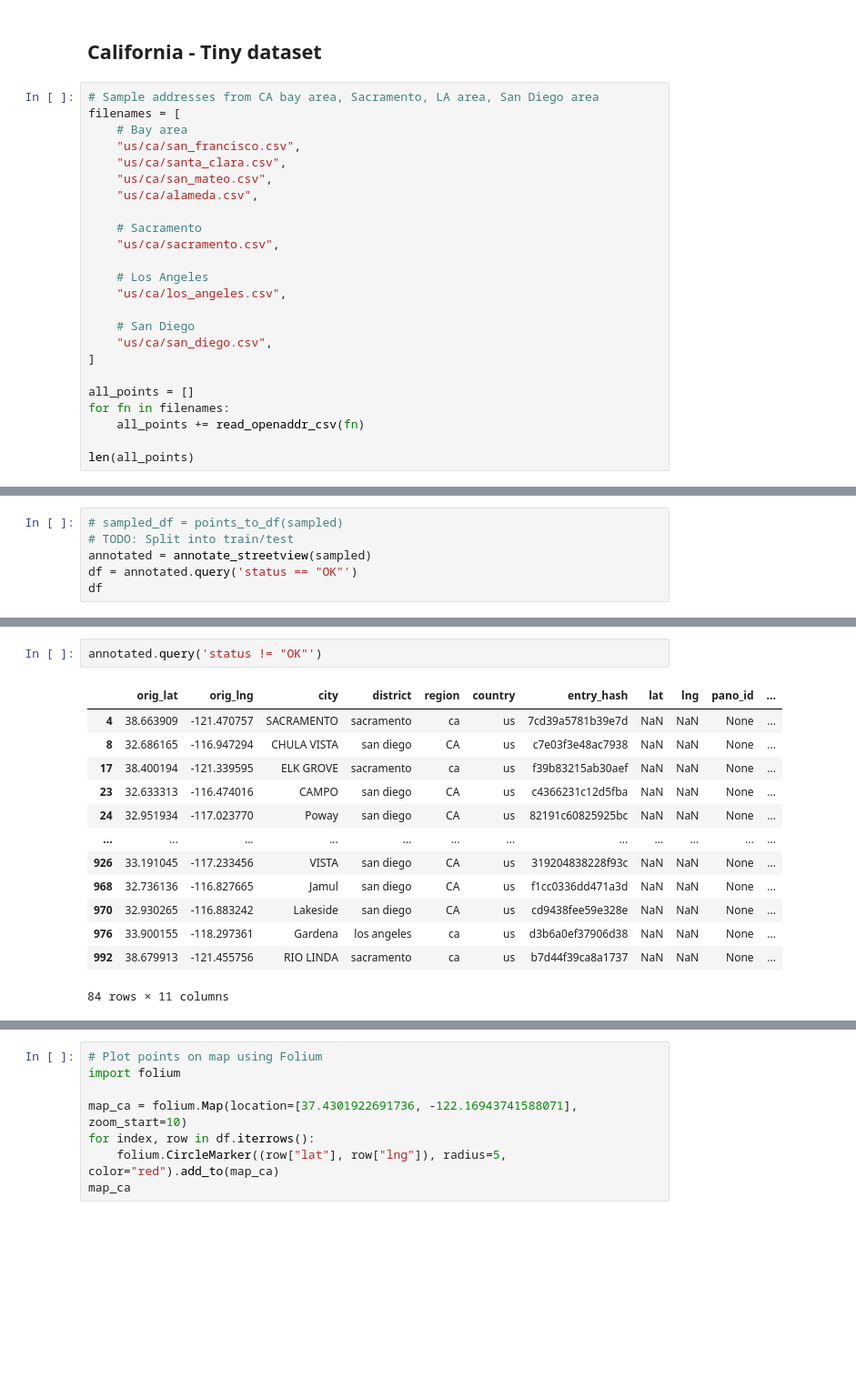
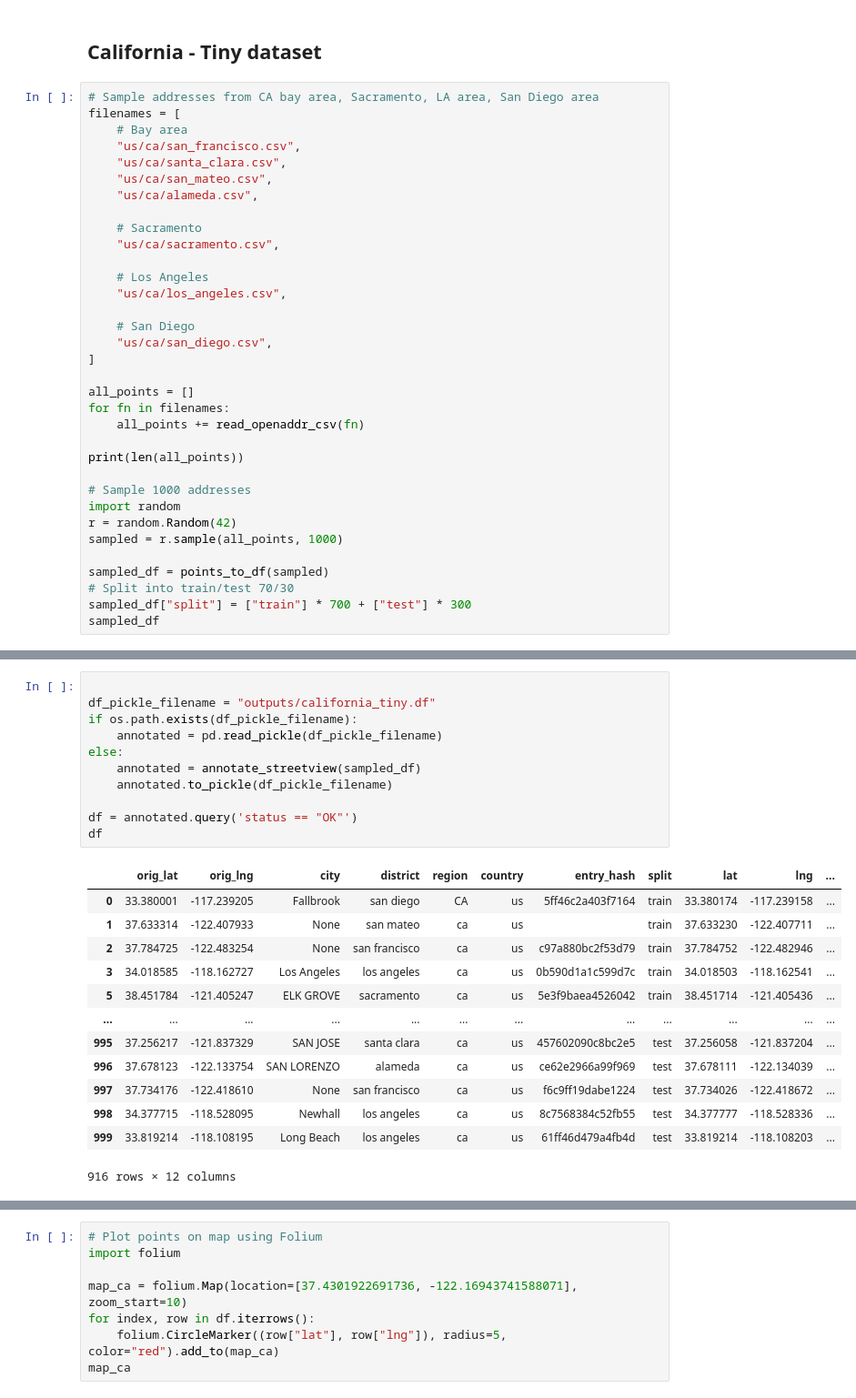
Before and after one commit to fyhuang/img2loc, a Jupyter notebook: dataset/download_data.ipynb, the cells around one changed output, grey strips where cells are left out. Shown at 91% size. Drawn from its saved outputs; the diff is of its cells as text; blank space fills up the shorter version.

Commit message:
Reorganize dataset code, support train/test split

```diff
--- a/dataset/download_data.ipynb
+++ b/dataset/download_data.ipynb
@@ -133,6 +32,16 @@ all_points = []
 for fn in filenames:
     all_points += read_openaddr_csv(fn)
 
-len(all_points)
+print(len(all_points))
+
+# Sample 1000 addresses
+import random
+r = random.Random(42)
+sampled = r.sample(all_points, 1000)
+
+sampled_df = points_to_df(sampled)
+# Split into train/test 70/30
+sampled_df["split"] = ["train"] * 700 + ["test"] * 300
+sampled_df
 # %% [output]
 6089274
@@ -163,6 +60,0 @@ sampled
-# %%
-# sampled_df = points_to_df(sampled)
-# TODO: Split into train/test
-annotated = annotate_streetview(sampled)
-df = annotated.query('status == "OK"')
-df
@@ -183,19 +61,28 @@ df
-# %%
-annotated.query('status != "OK"')
-# %% [output]
-|  | orig_lat | orig_lng | city | district | region | country | entry_hash | lat | lng | pano_id | ... |
-| 4 | 38.663909 | -121.470757 | SACRAMENTO | sacramento | ca | us | 7cd39a5781b39e7d | NaN | NaN | None | ... |
-| 8 | 32.686165 | -116.947294 | CHULA VISTA | san diego | CA | us | c7e03f3e48ac7938 | NaN | NaN | None | ... |
-| 17 | 38.400194 | -121.339595 | ELK GROVE | sacramento | ca | us | f39b83215ab30aef | NaN | NaN | None | ... |
-| 23 | 32.633313 | -116.474016 | CAMPO | san diego | CA | us | c4366231c12d5fba | NaN | NaN | None | ... |
-| 24 | 32.951934 | -117.023770 | Poway | san diego | CA | us | 82191c60825925bc | NaN | NaN | None | ... |
-| ... | ... | ... | ... | ... | ... | ... | ... | ... | ... | ... | ... |
-| 926 | 33.191045 | -117.233456 | VISTA | san diego | CA | us | 319204838228f93c | NaN | NaN | None | ... |
-| 968 | 32.736136 | -116.827665 | Jamul | san diego | CA | us | f1cc0336dd471a3d | NaN | NaN | None | ... |
-| 970 | 32.930265 | -116.883242 | Lakeside | san diego | CA | us | cd9438fee59e328e | NaN | NaN | None | ... |
-| 976 | 33.900155 | -118.297361 | Gardena | los angeles | ca | us | d3b6a0ef37906d38 | NaN | NaN | None | ... |
-| 992 | 38.679913 | -121.455756 | RIO LINDA | sacramento | ca | us | b7d44f39ca8a1737 | NaN | NaN | None | ... |
-84 rows × 11 columns
+# %%
+
+df_pickle_filename = "outputs/california_tiny.df"
+if os.path.exists(df_pickle_filename):
+    annotated = pd.read_pickle(df_pickle_filename)
+else:
+    annotated = annotate_streetview(sampled_df)
+    annotated.to_pickle(df_pickle_filename)
+
+df = annotated.query('status == "OK"')
+df
+# %% [output]
+|  | orig_lat | orig_lng | city | district | region | country | entry_hash | split | lat | lng | ... |
+| 0 | 33.380001 | -117.239205 | Fallbrook | san diego | CA | us | 5ff46c2a403f7164 | train | 33.380174 | -117.239158 | ... |
+| 1 | 37.633314 | -122.407933 | None | san mateo | ca | us |  | train | 37.633230 | -122.407711 | ... |
+| 2 | 37.784725 | -122.483254 | None | san francisco | ca | us | c97a880bc2f53d79 | train | 37.784752 | -122.482946 | ... |
+| 3 | 34.018585 | -118.162727 | Los Angeles | los angeles | ca | us | 0b590d1a1c599d7c | train | 34.018503 | -118.162541 | ... |
+| 5 | 38.451784 | -121.405247 | ELK GROVE | sacramento | ca | us | 5e3f9baea4526042 | train | 38.451714 | -121.405436 | ... |
+| ... | ... | ... | ... | ... | ... | ... | ... | ... | ... | ... | ... |
+| 995 | 37.256217 | -121.837329 | SAN JOSE | santa clara | ca | us | 457602090c8bc2e5 | test | 37.256058 | -121.837204 | ... |
+| 996 | 37.678123 | -122.133754 | SAN LORENZO | alameda | ca | us | ce62e2966a99f969 | test | 37.678111 | -122.134039 | ... |
+| 997 | 37.734176 | -122.418610 | None | san francisco | ca | us | f6c9ff19dabe1224 | test | 37.734026 | -122.418672 | ... |
+| 998 | 34.377715 | -118.528095 | Newhall | los angeles | ca | us | 8c7568384c52fb55 | test | 34.377777 | -118.528336 | ... |
+| 999 | 33.819214 | -118.108195 | Long Beach | los angeles | ca | us | 61ff46d479a4fb4d | test | 33.819214 | -118.108203 | ... |
+916 rows × 12 columns
 # %%
 # Write images and metadata JSONs to disk
 import os
```
Also changed, not shown: parts of 8 cells of this notebook, 2 other files.
